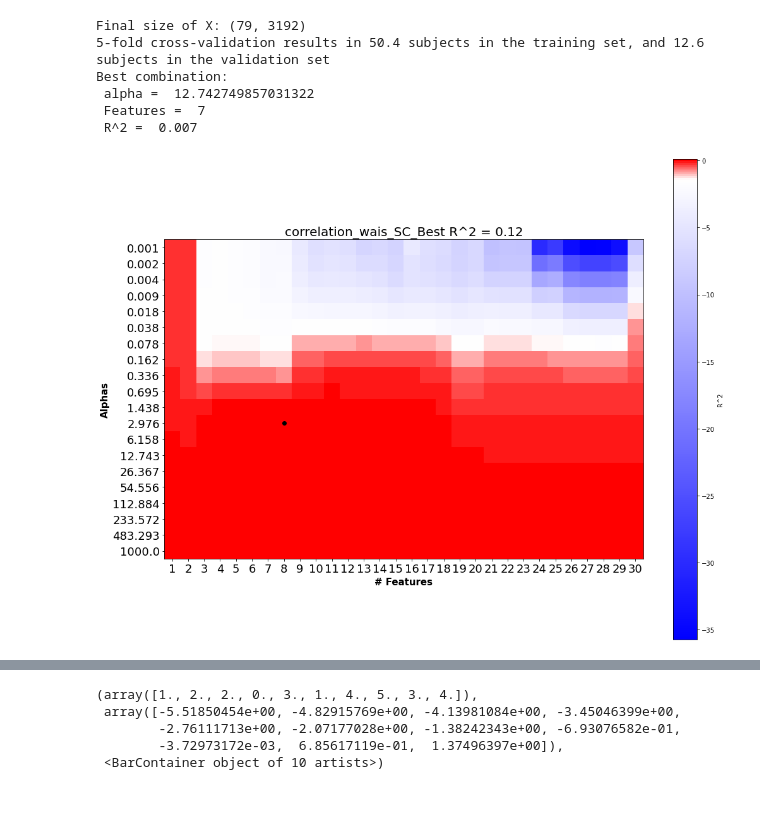
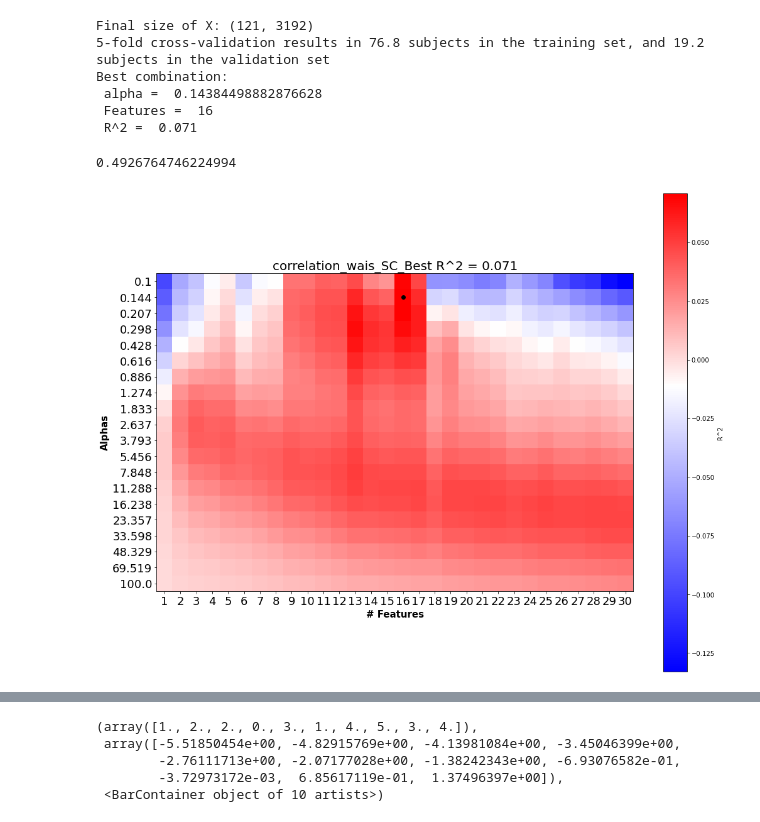
Before and after one commit to emilyolafson/cognition_nemo, a Jupyter notebook: iowa_SC_FC_cognition.ipynb, the cells around one changed output, grey strips where cells are left out. Saved outputs shown, nothing was run; the diff lists cells and outputs as text; code cells hidden in the pictures.

Commit message:
train on acute chronic, test on chronic

```diff
--- a/iowa_SC_FC_cognition.ipynb
+++ b/iowa_SC_FC_cognition.ipynb
@@ -515,8 +515,8 @@ plt.hist(fs86_vec)
 # -------------------- MODEL OPTIMIZATION --------------------
 # range of alphas
 n_alphas=20
-alpha_start=-3
-alpha_end=3
+alpha_start=-1
+alpha_end=2
 alphas = np.logspace(alpha_start, alpha_end, n_alphas, base=10,dtype=None)
 
 #number of features (# pricipal components or variables to retain)
@@ -533,18 +533,19 @@ train_size = .8
 k = 5
 
 #X=np.concatenate([sc, fc], axis=1)
-X=sc
+X=sc_all
 X=prepare_data(X)
 
 #set y to be the measure you want to predict
 #Y = np.log(np.array(tmt))
-Y=np.array(pc1)
+Y=np.array(allwais)
+Y=np.reshape(Y, (121, 1))
 
 # set aside data for hold-out final testing:
-x, x_test, y, y_test = train_test_split(X, Y, test_size=1-train_size, shuffle=True, random_state=4)
+x, x_test, y, y_test = train_test_split(X, Y, test_size=1-train_size, shuffle=True, random_state=134)
 
 # feature selection type
-featselect='PCA'
+featselect='correlation'
 
 bestalpha, bestfeats, bestr2, gcv_values_r2= gridsearch_cv(k, x, y, featselect, alphas, feats)
 
@@ -555,18 +556,32 @@ bestalpha=alphas[row]
 bestfeats=feats[col]
 
 print('Best combination: \n alpha = ', str(alphas[row]), '\n Features = ', str(feats[col]), '\n R^2 = ', str(np.round(np.max(gcv_values_r2), 3)))
+
+if featselect=='correlation':
+    x_train_featselect,x_test_featureselect,ind = feature_select_correlation(x,x_test, y, bestfeats)
+
+elif featselect=='PCA':
+    x_train_featselect,x_test_featureselect,ind  = feature_select_PCA(x,x_test, bestfeats)
+
+# initialize Ridge regression with alpha selected from hyperparameter search
+regr = linear_model.Ridge(alpha=bestalpha, normalize=True, max_iter=1000000, random_state=p)
+
+# fit model
+y_pred = regr.fit(x_train_featselect, y).predict(x_test_featureselect)
+explained_variance_score(y_test, y_pred)
 # %% [output]
-Final size of X: (79, 3192)
-5-fold cross-validation results in 50.4 subjects in the training set, and 12.6 subjects in the validation set
+Final size of X: (121, 3192)
+5-fold cross-validation results in 76.8 subjects in the training set, and 19.2 subjects in the validation set
 Best combination:
- alpha =  12.742749857031322
- Features =  7
- R^2 =  0.007
+ alpha =  0.14384498882876628
+ Features =  16
+ R^2 =  0.071
+0.4926764746224994
 # %%
 # plot variance explained over hyperparameter search space
-plot_figure(gcv_values_r2,'correlation_wais_SC', 0.999)
+plot_figure(gcv_values_r2,'correlation_wais_SC',0.6)
 # %% [output]
-[figure, old version]
+[figure, new version]
 # %%
 # predictions for SC-  PCA and correlation
 
```
Also changed, not shown: parts of 8 cells of this notebook, 2 other files.
